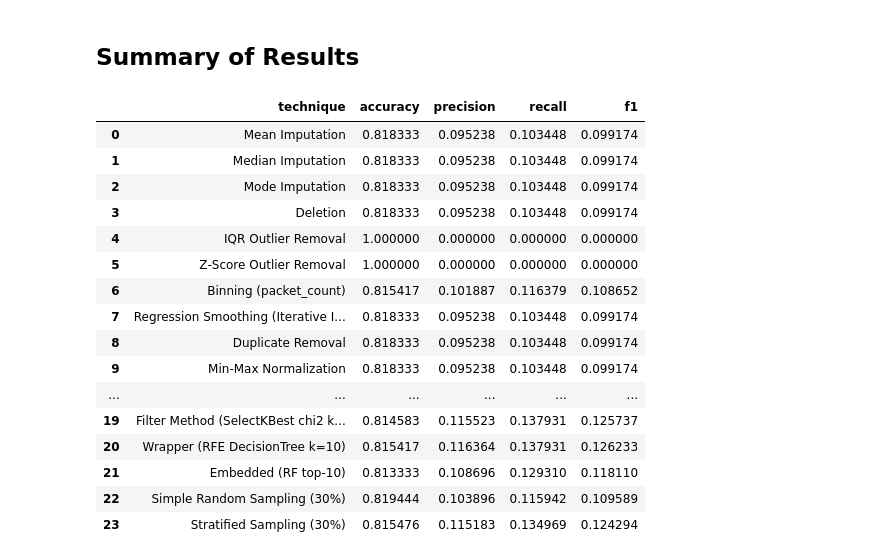
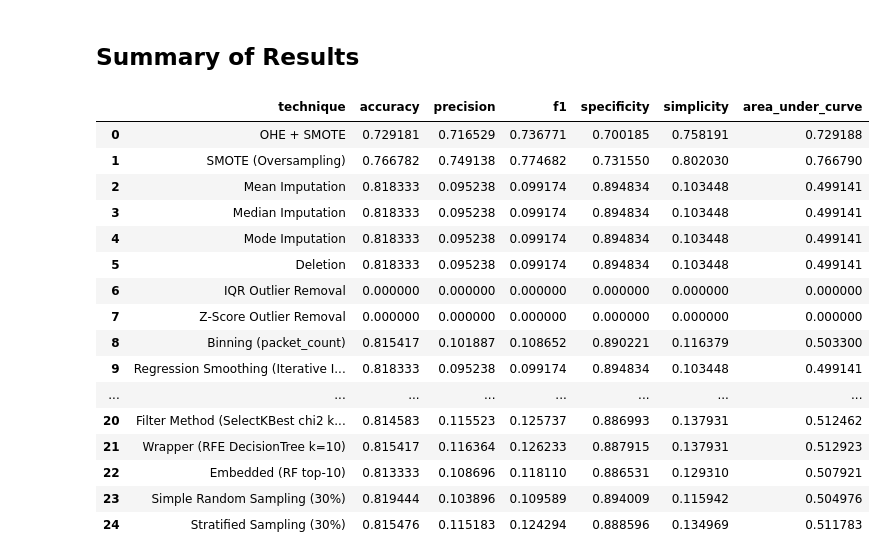
Before and after one commit to razaalirizvi4/dm, a Jupyter notebook: Preprocessing_Evaluation.ipynb, the cells around one changed output. Drawn from its saved outputs; the diff is of its cells as text; code cells hidden in the pictures.

```diff
--- a/Preprocessing_Evaluation.ipynb
+++ b/Preprocessing_Evaluation.ipynb
@@ -48,0 +106,27 @@ results = []
+# %%
+df = original_df.copy()
+
+# SMOTE requires numeric input and no missing values.
+# 1. Handle missing values first (using median as in previous examples)
+num_cols = df.select_dtypes(include='number').columns
+df[num_cols] = df[num_cols].fillna(df[num_cols].median())
+
+# 2. Label encode categorical columns
+cat_cols = df.select_dtypes(include='object').columns
+for col in cat_cols:
+    df[col] = df[col].astype('category').cat.codes
+
+X = df.drop(columns=[TARGET_COL])
+y = df[TARGET_COL]
+
+smote = SMOTE(random_state=42)
+X_res, y_res = smote.fit_resample(X, y)
+
+# Reconstruct DataFrame for evaluation
+smote_df = pd.DataFrame(X_res, columns=X.columns)
+smote_df[TARGET_COL] = y_res
+
+metrics = evaluate(smote_df)
+metrics['technique'] = 'SMOTE (Oversampling)'
+results.append(metrics)
+smote_df.head(3)
@@ -502,24 +647,24 @@ results.append(metrics)
 # %%
 summary_df = pd.DataFrame(results)
 # Re‑order columns for readability
-summary_df = summary_df[['technique','accuracy','precision','recall','f1']]
+summary_df = summary_df[['technique','accuracy','precision','f1', 'specificity', 'simplicity', 'area_under_curve']]
 summary_df.reset_index(drop=True, inplace=True)
 summary_df
 # %% [output]
-|  | technique | accuracy | precision | recall | f1 |
-| 0 | Mean Imputation | 0.818333 | 0.095238 | 0.103448 | 0.099174 |
-| 1 | Median Imputation | 0.818333 | 0.095238 | 0.103448 | 0.099174 |
-| 2 | Mode Imputation | 0.818333 | 0.095238 | 0.103448 | 0.099174 |
-| 3 | Deletion | 0.818333 | 0.095238 | 0.103448 | 0.099174 |
-| 4 | IQR Outlier Removal | 1.000000 | 0.000000 | 0.000000 | 0.000000 |
-| 5 | Z‑Score Outlier Removal | 1.000000 | 0.000000 | 0.000000 | 0.000000 |
-| 6 | Binning (packet_count) | 0.815417 | 0.101887 | 0.116379 | 0.108652 |
-| 7 | Regression Smoothing (Iterative I... | 0.818333 | 0.095238 | 0.103448 | 0.099174 |
-| 8 | Duplicate Removal | 0.818333 | 0.095238 | 0.103448 | 0.099174 |
-| 9 | Min‑Max Normalization | 0.818333 | 0.095238 | 0.103448 | 0.099174 |
-| ... | ... | ... | ... | ... | ... |
-| 19 | Filter Method (SelectKBest chi2 k... | 0.814583 | 0.115523 | 0.137931 | 0.125737 |
-| 20 | Wrapper (RFE DecisionTree k=10) | 0.815417 | 0.116364 | 0.137931 | 0.126233 |
-| 21 | Embedded (RF top-10) | 0.813333 | 0.108696 | 0.129310 | 0.118110 |
-| 22 | Simple Random Sampling (30%) | 0.819444 | 0.103896 | 0.115942 | 0.109589 |
-| 23 | Stratified Sampling (30%) | 0.815476 | 0.115183 | 0.134969 | 0.124294 |
+|  | technique | accuracy | precision | f1 | specificity | simplicity | area_under_curve |
+| 0 | OHE + SMOTE | 0.729181 | 0.716529 | 0.736771 | 0.700185 | 0.758191 | 0.729188 |
+| 1 | SMOTE (Oversampling) | 0.766782 | 0.749138 | 0.774682 | 0.731550 | 0.802030 | 0.766790 |
+| 2 | Mean Imputation | 0.818333 | 0.095238 | 0.099174 | 0.894834 | 0.103448 | 0.499141 |
+| 3 | Median Imputation | 0.818333 | 0.095238 | 0.099174 | 0.894834 | 0.103448 | 0.499141 |
+| 4 | Mode Imputation | 0.818333 | 0.095238 | 0.099174 | 0.894834 | 0.103448 | 0.499141 |
+| 5 | Deletion | 0.818333 | 0.095238 | 0.099174 | 0.894834 | 0.103448 | 0.499141 |
+| 6 | IQR Outlier Removal | 0.000000 | 0.000000 | 0.000000 | 0.000000 | 0.000000 | 0.000000 |
+| 7 | Z‑Score Outlier Removal | 0.000000 | 0.000000 | 0.000000 | 0.000000 | 0.000000 | 0.000000 |
+| 8 | Binning (packet_count) | 0.815417 | 0.101887 | 0.108652 | 0.890221 | 0.116379 | 0.503300 |
+| 9 | Regression Smoothing (Iterative I... | 0.818333 | 0.095238 | 0.099174 | 0.894834 | 0.103448 | 0.499141 |
+| ... | ... | ... | ... | ... | ... | ... | ... |
+| 20 | Filter Method (SelectKBest chi2 k... | 0.814583 | 0.115523 | 0.125737 | 0.886993 | 0.137931 | 0.512462 |
+| 21 | Wrapper (RFE DecisionTree k=10) | 0.815417 | 0.116364 | 0.126233 | 0.887915 | 0.137931 | 0.512923 |
+| 22 | Embedded (RF top-10) | 0.813333 | 0.108696 | 0.118110 | 0.886531 | 0.129310 | 0.507921 |
+| 23 | Simple Random Sampling (30%) | 0.819444 | 0.103896 | 0.109589 | 0.894009 | 0.115942 | 0.504976 |
+| 24 | Stratified Sampling (30%) | 0.815476 | 0.115183 | 0.124294 | 0.888596 | 0.134969 | 0.511783 |
```
Also changed, not shown: parts of 12 cells of this notebook, 1 other file.
